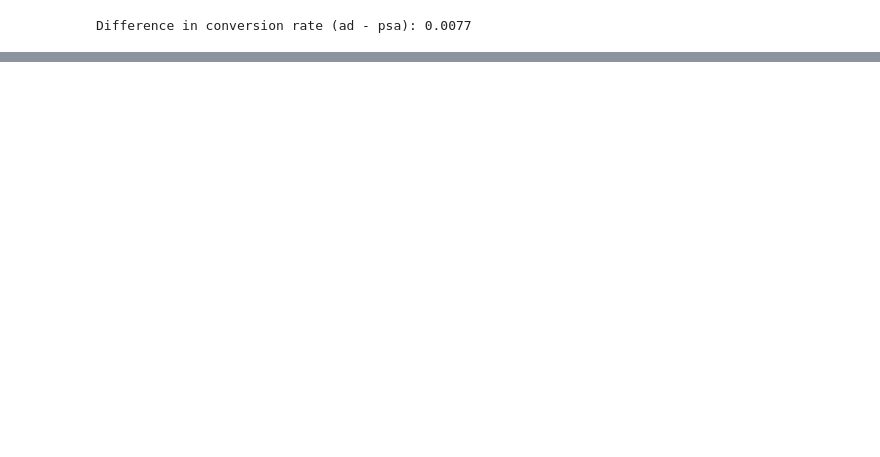
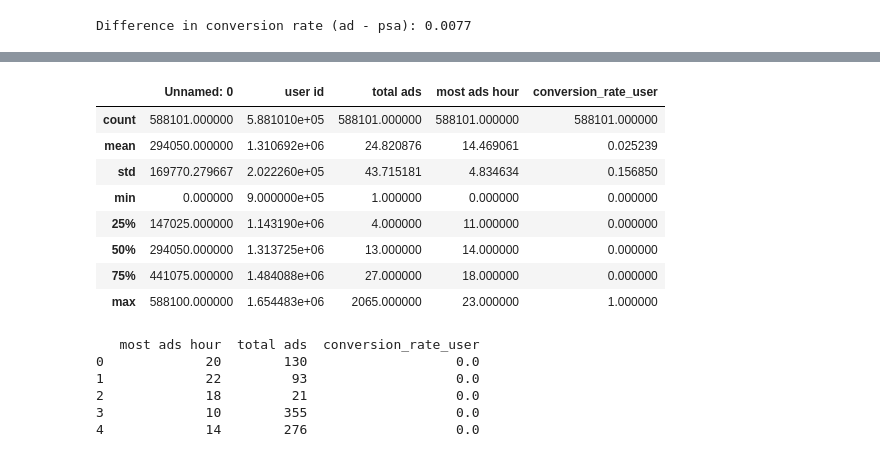
Before and after one commit to tetiana-myronovska/ab-testing, a Jupyter notebook: A_B_Testing_Marketing_data_set.ipynb, the cells around one changed output, grey strips where cells are left out. Cells and saved outputs as stored; diff of their text form; code cells hidden in the pictures; blank space fills up the shorter version.

```diff
--- a/A_B_Testing_Marketing_data_set.ipynb
+++ b/A_B_Testing_Marketing_data_set.ipynb
@@ -176,0 +174,3 @@ add correlation analysis between hour and conversion
+# %%
+conversion_rates = df.groupby(['test group', 'user id'])['converted'].mean()
+print(conversion_rates)
@@ -176,0 +191,3 @@ add correlation analysis between hour and conversion
+# %%
+df_corr = pd.merge(df, conversion_rates, on='user id', how='inner')
+print(df_corr)
@@ -176,0 +212,4 @@ add correlation analysis between hour and conversion
+# %%
+#renaming colums for higher usability
+df_corr_upd = df_corr.rename(columns={'converted_x': 'converted', 'converted_y': 'conversion_rate_user'})
+print(df_corr_upd.head())
@@ -176,0 +230,24 @@ add correlation analysis between hour and conversion
+# %%
+#exploring joined and renaimed data set
+df_corr_upd.describe()
+# %% [output]
+|  | Unnamed: 0 | user id | total ads | most ads hour | conversion_rate_user |
+| count | 588101.000000 | 5.881010e+05 | 588101.000000 | 588101.000000 | 588101.000000 |
+| mean | 294050.000000 | 1.310692e+06 | 24.820876 | 14.469061 | 0.025239 |
+| std | 169770.279667 | 2.022260e+05 | 43.715181 | 4.834634 | 0.156850 |
+| min | 0.000000 | 9.000000e+05 | 1.000000 | 0.000000 | 0.000000 |
+| 25% | 147025.000000 | 1.143190e+06 | 4.000000 | 11.000000 | 0.000000 |
+| 50% | 294050.000000 | 1.313725e+06 | 13.000000 | 14.000000 | 0.000000 |
+| 75% | 441075.000000 | 1.484088e+06 | 27.000000 | 18.000000 | 0.000000 |
+| max | 588100.000000 | 1.654483e+06 | 2065.000000 | 23.000000 | 1.000000 |
+# %%
+#selecting variables for performing correlation analysis how Hour of Advertising  nd Number of Advertising influence a on Conversion
+selected_dims = df_corr_upd[['most ads hour', 'total ads', 'conversion_rate_user']]
+print(selected_dims.head())
+# %% [output]
+   most ads hour  total ads  conversion_rate_user
+0             20        130                   0.0
+1             22         93                   0.0
+2             18         21                   0.0
+3             10        355                   0.0
+4             14        276                   0.0
```
Also changed, not shown: parts of 7 cells of this notebook.
